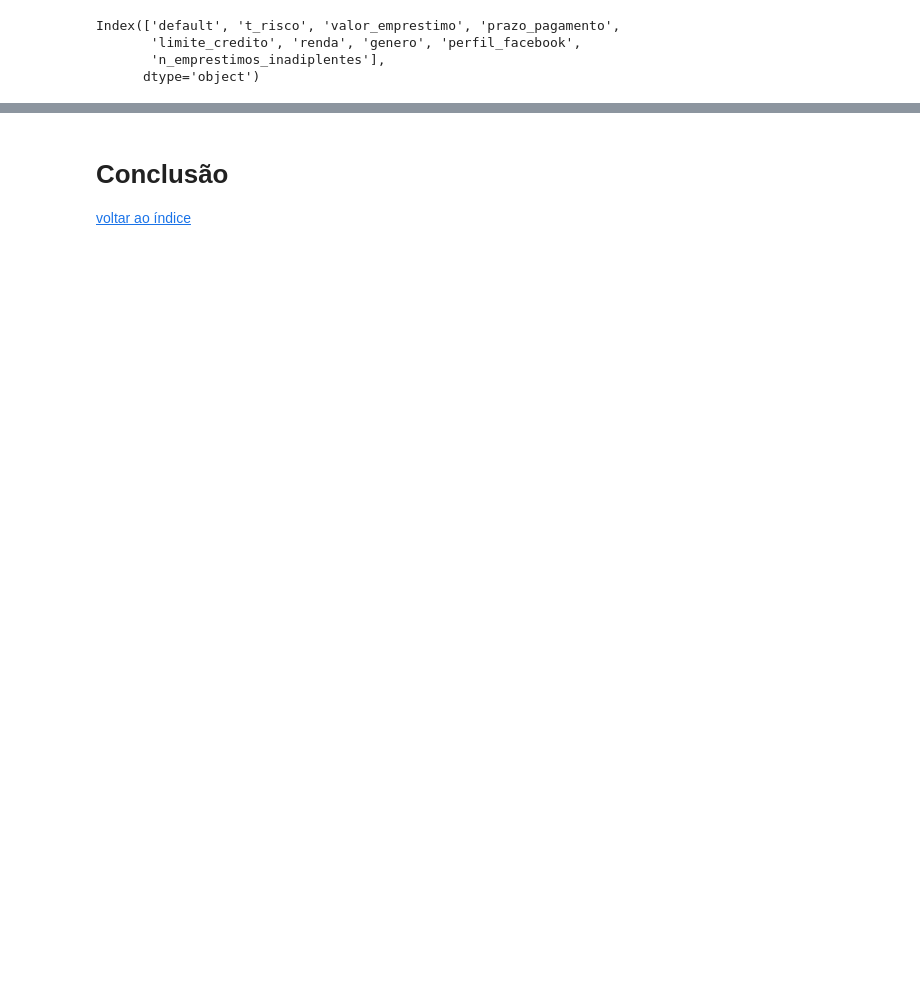
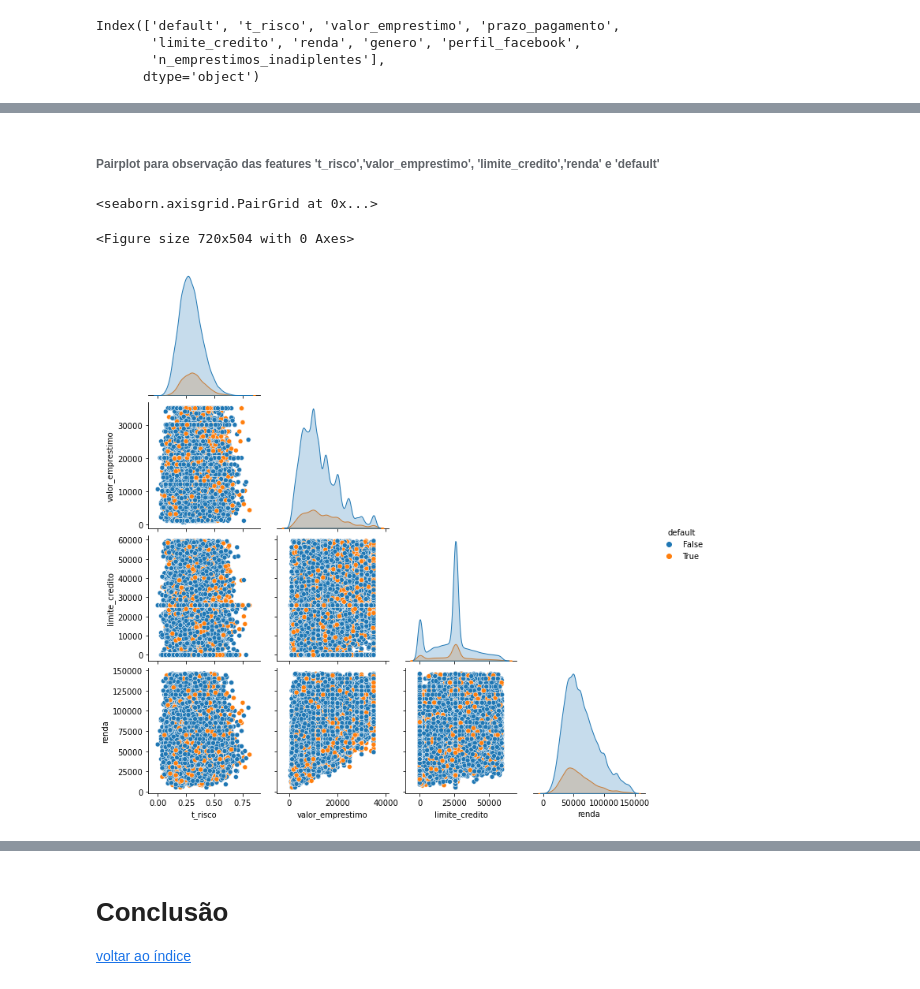
Before and after one commit to ihaveonesun/analise_descritiva_banco, a Jupyter notebook: analise_descritiva_banco_01.ipynb, the cells around one changed output, grey strips where cells are left out. Saved outputs shown, nothing was run; the diff lists cells and outputs as text; code cells hidden in the pictures; blank space fills up the shorter version.

```diff
--- a/analise_descritiva_banco_01.ipynb
+++ b/analise_descritiva_banco_01.ipynb
@@ -256,0 +278,14 @@ Index(['default', 't_risco', 'valor_emprestimo', 'prazo_pagamento',
+# %%
+df_pairplot = df_rc[['t_risco','valor_emprestimo', 'limite_credito','renda', 'default']].copy()
+# %%
+df_pairplot.default = df_pairplot.default.map({'Não':False, 'Sim':True})
+df_pairplot.default = df_pairplot.default.astype(dtype='bool', copy=False)
+# %% [markdown]
+###### Pairplot para observação das features 't_risco','valor_emprestimo', 'limite_credito','renda' e 'default'
+# %%
+plt.figure(figsize=(10, 7))
+sns.pairplot(data=df_pairplot, corner=True, hue='default')
+# %% [output]
+<seaborn.axisgrid.PairGrid at 0x...>
+<Figure size 720x504 with 0 Axes>
+[figure, added]
```
Also changed, not shown: parts of 14 cells of this notebook, 1 other file.
